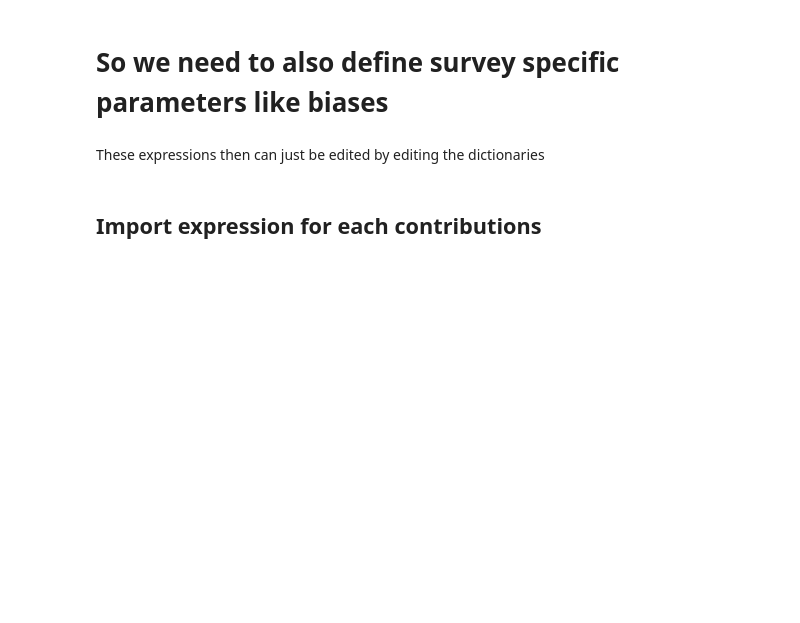
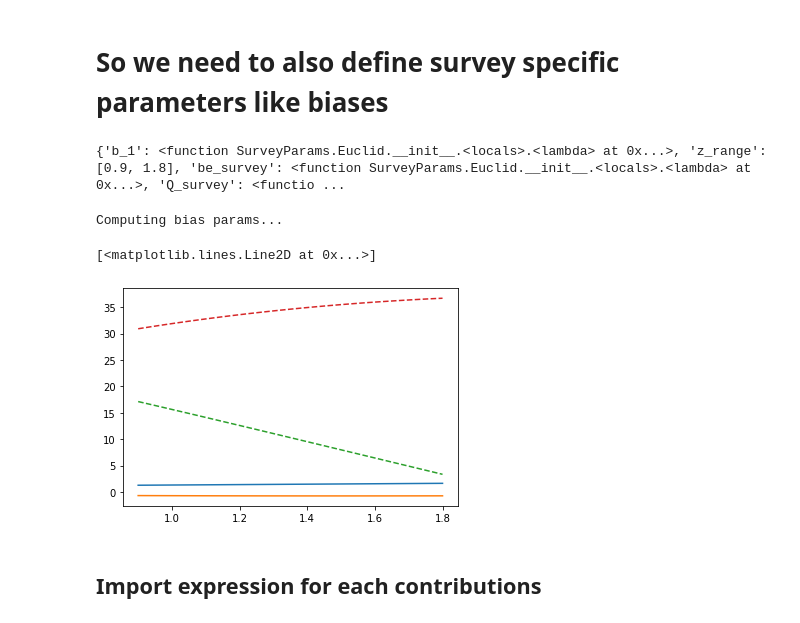
Before and after one commit to craddis1/CosmoWAP, a Jupyter notebook: examples/example.ipynb, the cells around one changed output. Saved outputs shown, nothing was run; the diff lists cells and outputs as text; code cells hidden in the pictures; blank space fills up the shorter version.

```diff
--- a/examples/example.ipynb
+++ b/examples/example.ipynb
@@ -63,4 +46,22 @@ DM_dict = survey_params.get_surveybias('DM') # just for dark matter particles
-# %% [markdown]
-These expressions then can just be edited by editing the dictionaries
+# %%
+survey_params = cw.survey_params.SurveyParams(cosmo)
+# %%
+survey_params.Euclid.b_1
+print(survey_params.Euclid.__dict__)
+# %% [output]
+{'b_1': <function SurveyParams.Euclid.__init__.<locals>.<lambda> at 0x...>, 'z_range': [0.9, 1.8], 'be_survey': <function SurveyParams.Euclid.__init__.<locals>.<lambda> at 0x...>, 'Q_survey': <functio ...
+# %%
+cosmo_functions = cw.ClassWAP(cosmo,survey_params.Euclid)
+# %% [output]
+Computing bias params...
+# %%
+zz = np.linspace(0.9,1.8)
+plt.plot(zz,cosmo_functions.survey.b_1(zz))
+plt.plot(zz,cosmo_functions.survey.b_2(zz))
+plt.plot(zz,cosmo_functions.survey.orth.b_psi(zz),'--')
+plt.plot(zz,cosmo_functions.survey.orth.b_psi_delta(zz),'--')
+# %% [output]
+[<matplotlib.lines.Line2D at 0x...>]
+[figure, added]
 # %% [markdown]
 ## Import expression for each contributions
```
Also changed, not shown: parts of 8 cells of this notebook, 9 other files.
